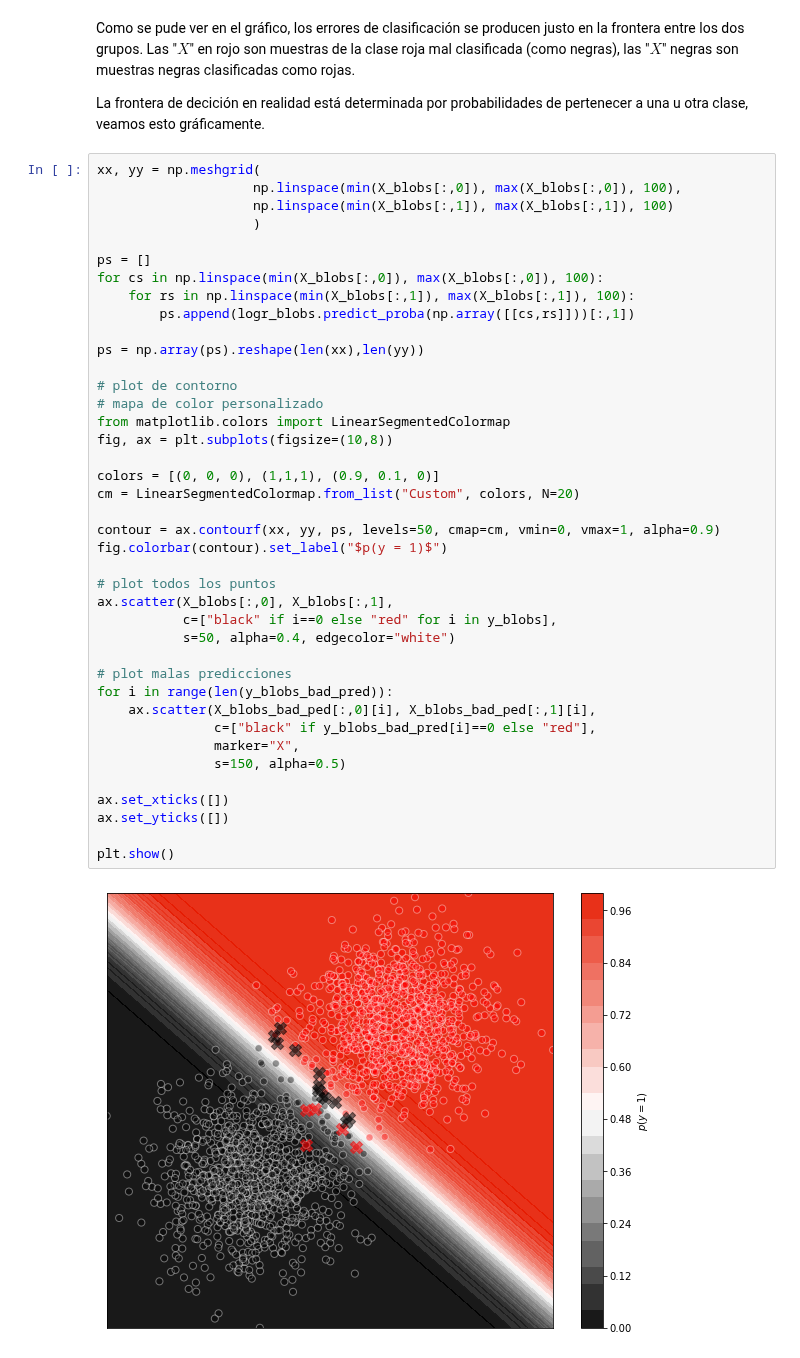
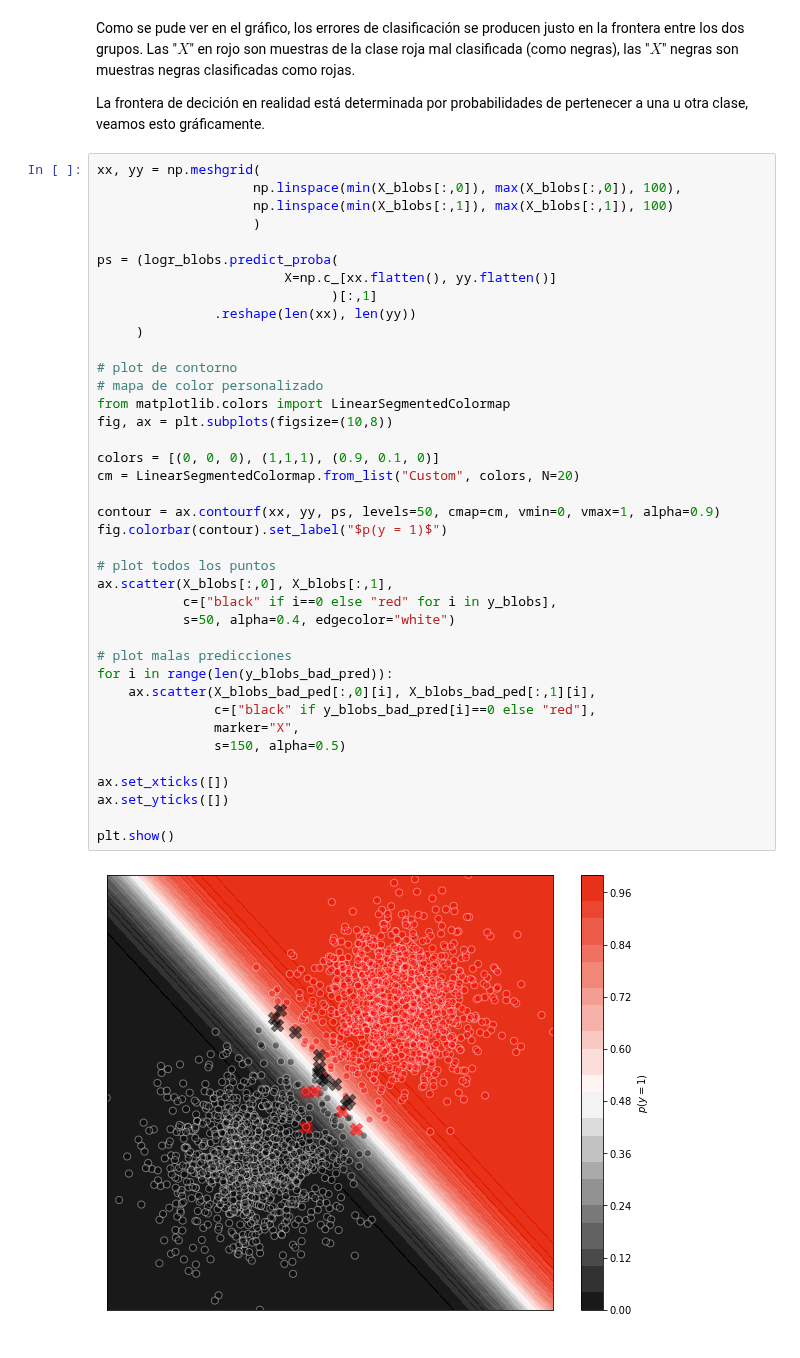
Before and after one commit to hplbrayan/Un-curso-de-Machine-Learning, a Jupyter notebook: 07_ML_Modelos_de_Regresion/N2_Classification_models.ipynb, the cells around one changed output. Drawn from its saved outputs; the diff is of its cells as text.

```diff
--- a/07_ML_Modelos_de_Regresion/N2_Classification_models.ipynb
+++ b/07_ML_Modelos_de_Regresion/N2_Classification_models.ipynb
@@ -189,39 +189,38 @@ xx, yy = np.meshgrid(
                     np.linspace(min(X_blobs[:,1]), max(X_blobs[:,1]), 100)
                     )
 
-ps = []
-for cs in np.linspace(min(X_blobs[:,0]), max(X_blobs[:,0]), 100):
-    for rs in np.linspace(min(X_blobs[:,1]), max(X_blobs[:,1]), 100):
-        ps.append(logr_blobs.predict_proba(np.array([[cs,rs]]))[:,1])
-
-ps = np.array(ps).reshape(len(xx),len(yy))
+ps = (logr_blobs.predict_proba(
+                        X=np.c_[xx.flatten(), yy.flatten()]
+                              )[:,1]
+               .reshape(len(xx), len(yy))
+     )
 
 # plot de contorno
 # mapa de color personalizado
 from matplotlib.colors import LinearSegmentedColormap
 fig, ax = plt.subplots(figsize=(10,8))
 
 colors = [(0, 0, 0), (1,1,1), (0.9, 0.1, 0)]
 cm = LinearSegmentedColormap.from_list("Custom", colors, N=20)
 
 contour = ax.contourf(xx, yy, ps, levels=50, cmap=cm, vmin=0, vmax=1, alpha=0.9)
 fig.colorbar(contour).set_label("$p(y = 1)$")
 
 # plot todos los puntos
 ax.scatter(X_blobs[:,0], X_blobs[:,1],
            c=["black" if i==0 else "red" for i in y_blobs],
            s=50, alpha=0.4, edgecolor="white")
 
 # plot malas predicciones
 for i in range(len(y_blobs_bad_pred)):
     ax.scatter(X_blobs_bad_ped[:,0][i], X_blobs_bad_ped[:,1][i],
                c=["black" if y_blobs_bad_pred[i]==0 else "red"],
                marker="X",
                s=150, alpha=0.5)
 
 ax.set_xticks([])
 ax.set_yticks([])
 
 plt.show()
 # %% [output]
-[figure, old version]
+[figure, new version]
```
